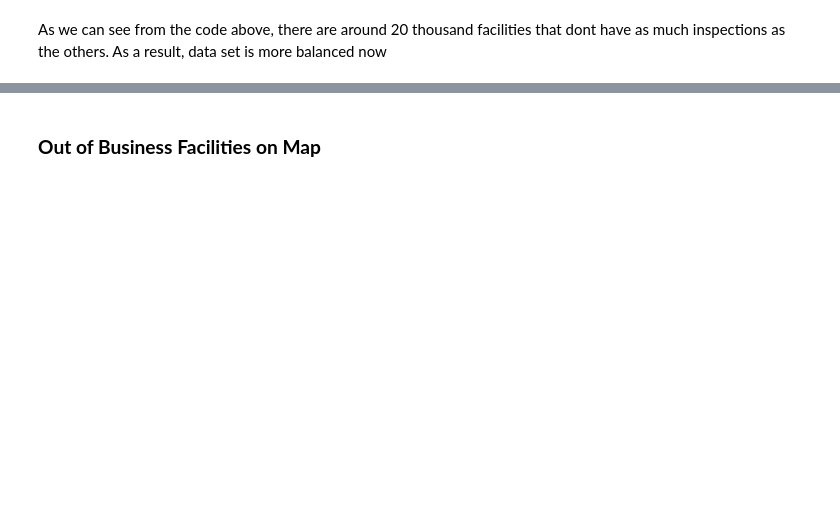
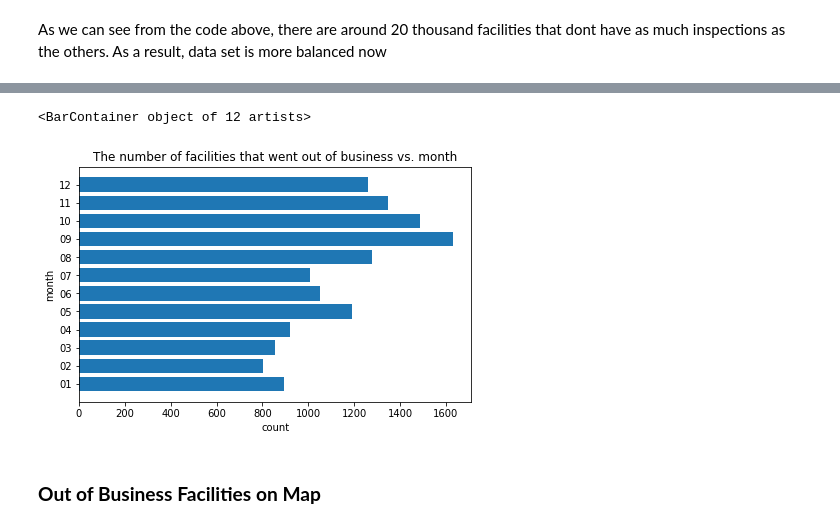
Before and after one commit to RubinDaija/epfl-ada-2019-project, a Jupyter notebook: new_project_violations.ipynb, the cells around one changed output, grey strips where cells are left out. Cells and saved outputs as stored; diff of their text form; code cells hidden in the pictures; blank space fills up the shorter version.

```diff
--- a/new_project_violations.ipynb
+++ b/new_project_violations.ipynb
@@ -150,0 +268,3 @@ As we can see from the code above, there are around 20 thousand facilities that
+# %%
+df_month = df_oob.groupby(["month"]).count()['Results'].reset_index().rename(columns={'Results':'Count'})
+df_month.head(12)
@@ -151,3 +285,12 @@ As we can see from the code above, there are around 20 thousand facilities that
+# %%
+fig, axs = plt.subplots(1, 1, constrained_layout=True)
+axs.set_title('The number of facilities that went out of business vs. month')
+axs.set_xlabel('count')
+axs.set_ylabel('month')
+axs.barh(df_month['month'],df_month['Count'])
+# %% [output]
+<BarContainer object of 12 artists>
+[figure, added]
 # %% [markdown]
 ### **Out of Business Facilities on Map**
 # %%
```
Also changed, not shown: parts of 22 cells of this notebook.
